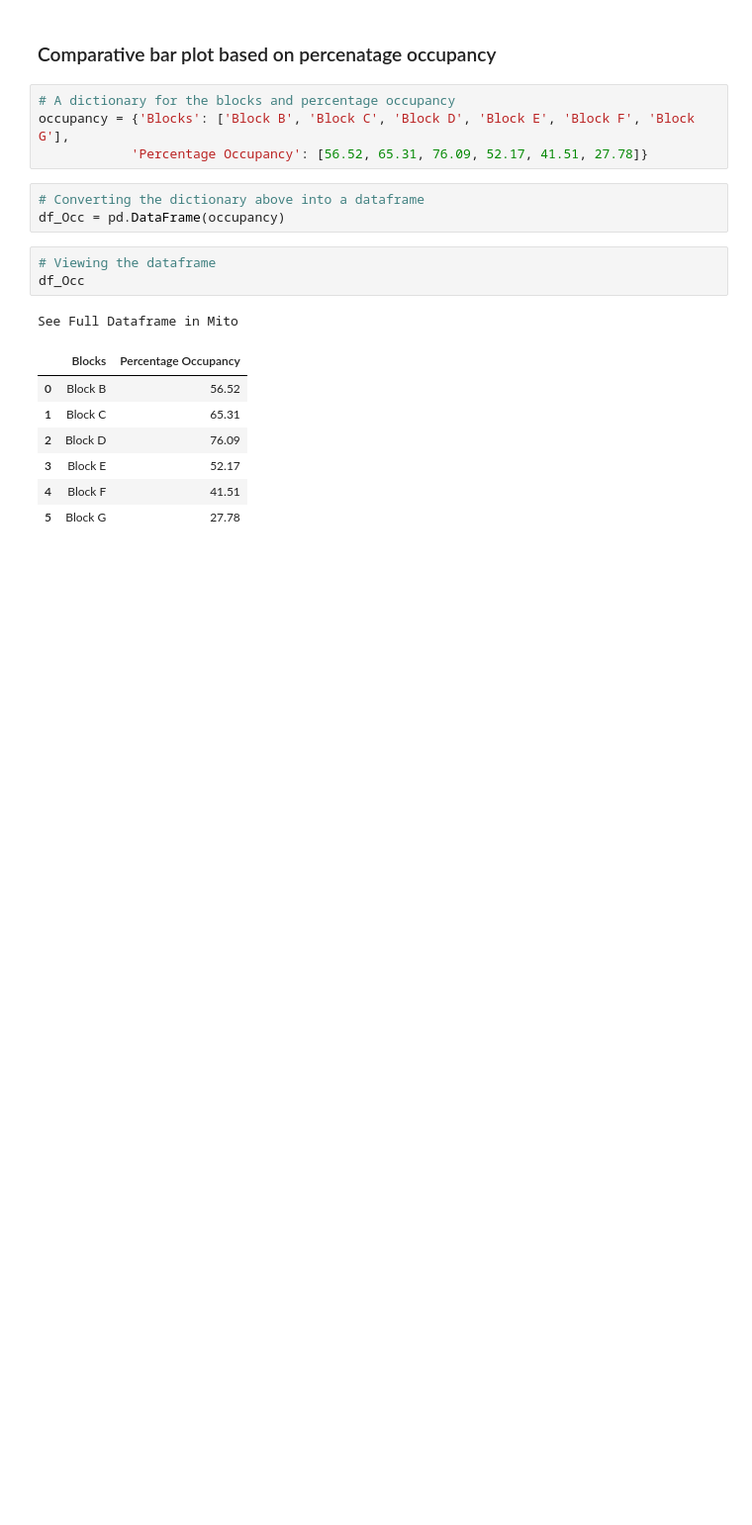
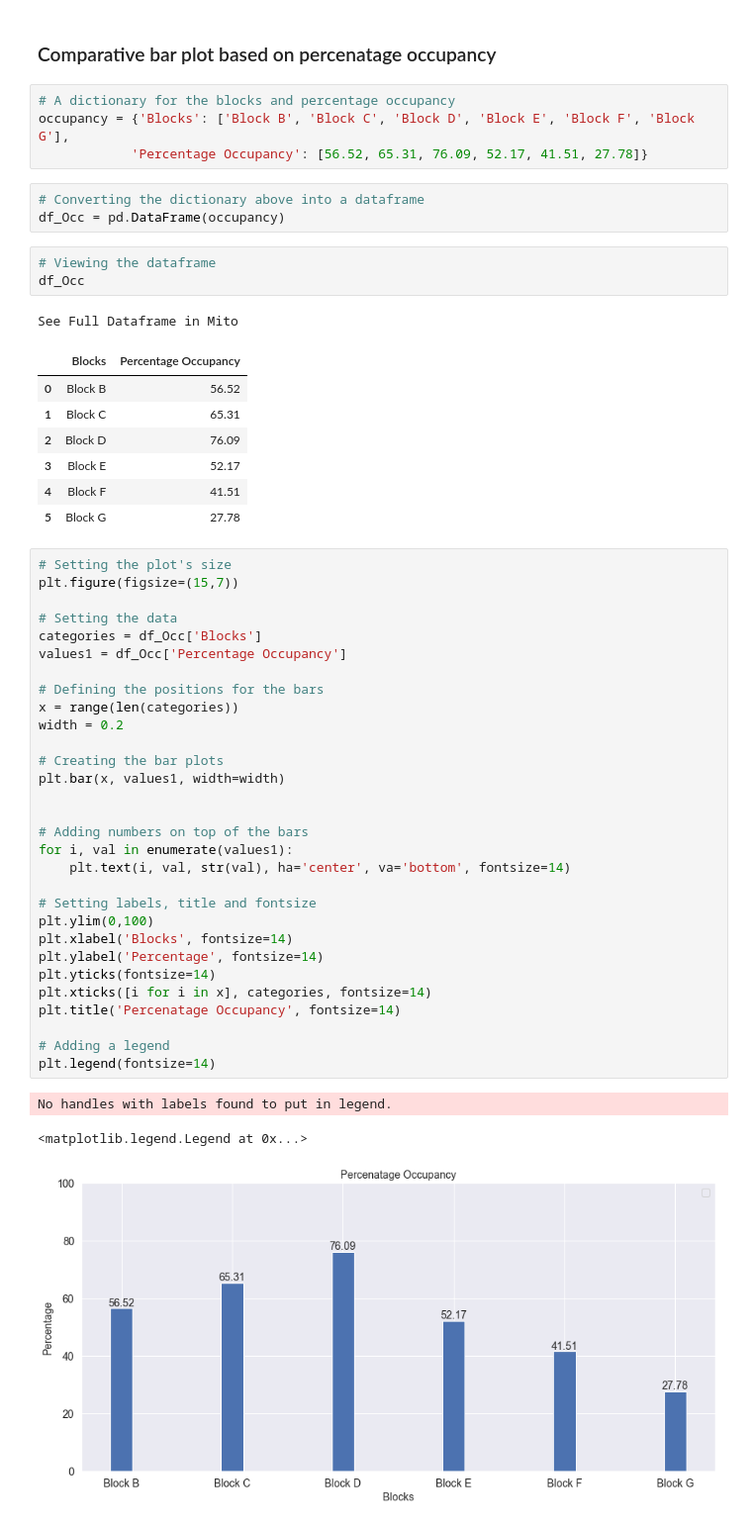
Before and after one commit to Melchizedeke/Data-Visualization-01, a Jupyter notebook: codes.ipynb, the cells around one changed output. Shown at 99% size. Cells and saved outputs as stored; diff of their text form; blank space fills up the shorter version.

Commit message:
New plot

```diff
--- a/codes.ipynb
+++ b/codes.ipynb
@@ -388,3 +388,37 @@ See Full Dataframe in Mito
 | 3 | Block E | 52.17 |
 | 4 | Block F | 41.51 |
 | 5 | Block G | 27.78 |
+# %%
+# Setting the plot's size
+plt.figure(figsize=(15,7))
+
+# Setting the data
+categories = df_Occ['Blocks']
+values1 = df_Occ['Percentage Occupancy']
+
+# Defining the positions for the bars
+x = range(len(categories))
+width = 0.2
+
+# Creating the bar plots
+plt.bar(x, values1, width=width)
+
+
+# Adding numbers on top of the bars
+for i, val in enumerate(values1):
+    plt.text(i, val, str(val), ha='center', va='bottom', fontsize=14)
+
+# Setting labels, title and fontsize
+plt.ylim(0,100)
+plt.xlabel('Blocks', fontsize=14)
+plt.ylabel('Percentage', fontsize=14)
+plt.yticks(fontsize=14)
+plt.xticks([i for i in x], categories, fontsize=14)
+plt.title('Percenatage Occupancy', fontsize=14)
+
+# Adding a legend
+plt.legend(fontsize=14)
+# %% [output]
+No handles with labels found to put in legend.
+<matplotlib.legend.Legend at 0x...>
+[figure, added]
```
